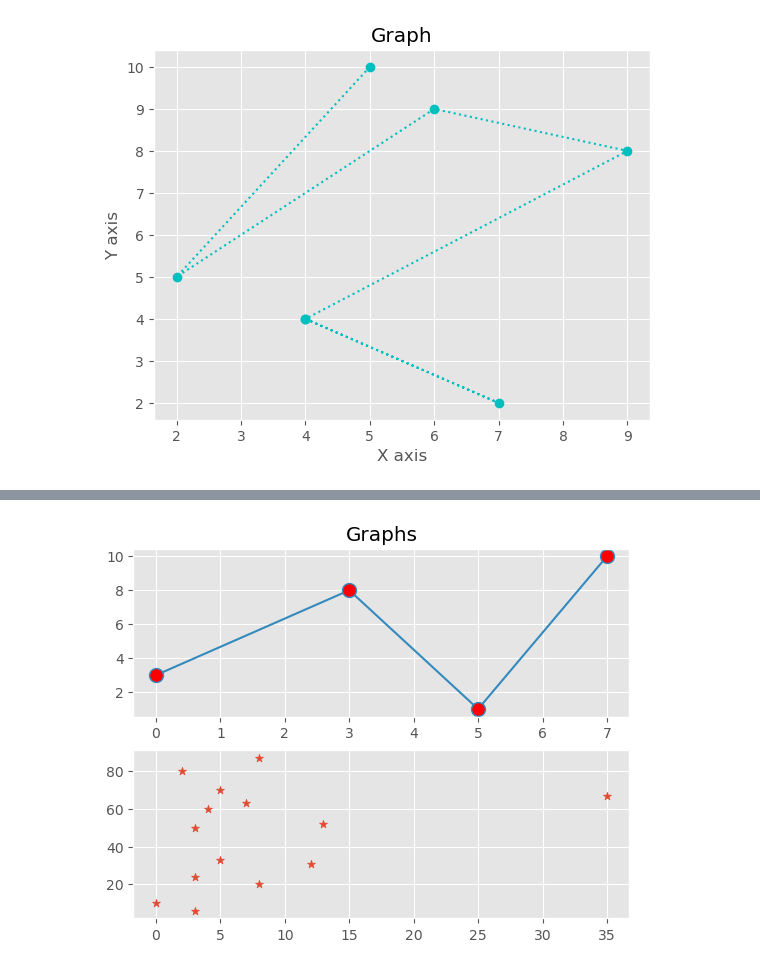
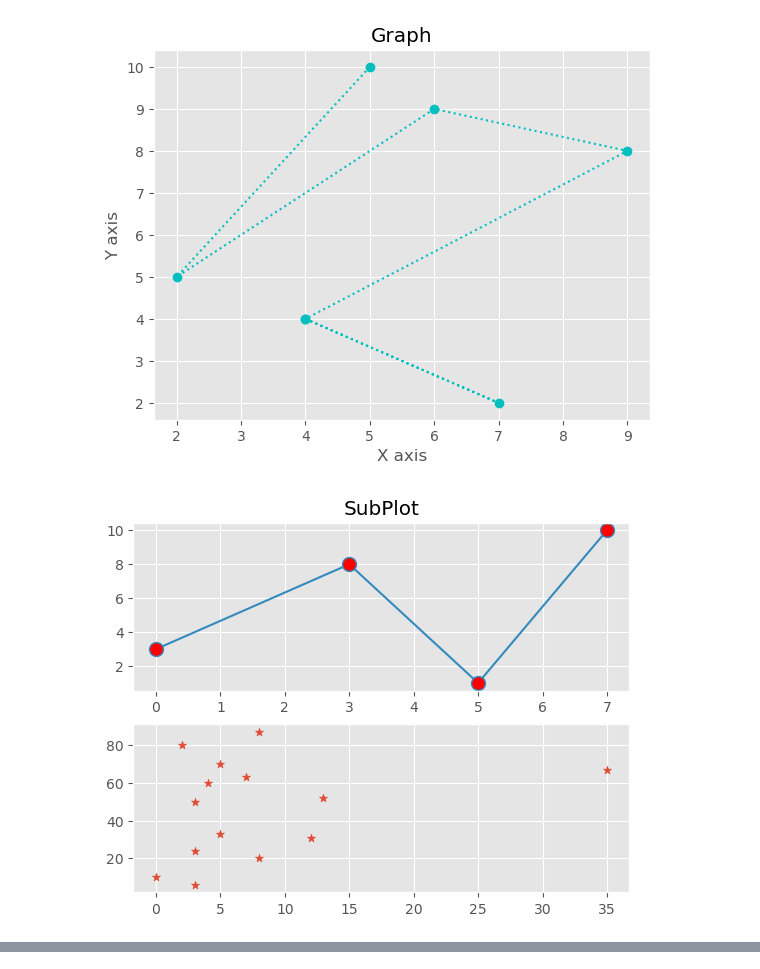
Before and after one commit to Maanas10/DataScience-Lab, a Jupyter notebook: 4.Data Visualization.ipynb, the cells around one changed output, grey strips where cells are left out. Drawn from its saved outputs; the diff is of its cells as text; code cells hidden in the pictures.

```diff
--- a/4.Data Visualization.ipynb
+++ b/4.Data Visualization.ipynb
@@ -1,19 +1,47 @@
 # %%
 # importing matplotlib module
 from matplotlib import pyplot as plt
 from matplotlib import style
 
 style.use('ggplot')
 # x-axis values
 x = [5, 2 , 6 , 9, 4, 7 , 4]
 # Y-axis values
 y = [10, 5, 9 , 8, 4, 2 , 4 ]
 # Function to plot
 plt.plot(x,y,'o:c')
 plt.title('Graph')
 plt.ylabel('Y axis')
 plt.xlabel('X axis')
 # function to show the plot
 plt.show()
+
+#Subplot
+x = np.array([0, 3, 5, 7])
+y = np.array([3, 8, 1, 10])
+plt.subplot(2, 1, 1)
+plt.plot(x,y,color="C8",marker = 'o',ms = 10, mfc = 'r')
+#plot 2:
+x = np.array([0, 3, 4, 5, 2, 8, 3, 5, 8, 3, 7, 12, 13, 35])
+y = np.array([10, 50, 60, 70, 80, 20, 6, 33, 87, 24, 63, 31, 52, 67])
+plt.title('SubPlot')
+plt.subplot(2, 1, 2)
+plt.scatter(x,y,marker = '*')
+plt.show()
+
+#histogram
+plt.title('Histogram')
+x = np.random.normal(60, 15, 150)
+plt.hist(x,color="C2")
+plt.show()
+
+
+#piechart
+plt.title('Piechart')
+y = np.array([15, 25, 55, 5])
+cars = ["Benz", "Honda", "Tata", "BMW"]
+plt.pie(y, labels = cars)
+plt.show()
 # %% [output]
 [figure]
+[figure, added]
@@ -31,28 +61,3 @@ fig.show()
 # %% [output]
 [interactive output not drawn]
 [interactive output not drawn]
-# %%
-#subplot
-import matplotlib.pyplot as plt
-from matplotlib import style
-import numpy as np
-
-#plot 1:
-x = np.array([0, 3, 5, 7])
-y = np.array([3, 8, 1, 10])
-
-
-plt.subplot(2, 1, 1)
-plt.plot(x,y,color="C8",marker = 'o',ms = 10, mfc = 'r')
-
-#plot 2:
-x = np.array([0, 3, 4, 5, 2, 8, 3, 5, 8, 3, 7, 12, 13, 35])
-y = np.array([10, 50, 60, 70, 80, 20, 6, 33, 87, 24, 63, 31, 52, 67])
-
-plt.title('Graphs')
-plt.subplot(2, 1, 2)
-plt.scatter(x,y,marker = '*')
-
-plt.show()
-# %% [output]
-[figure, removed]
```
Also changed, not shown: parts of 2 cells of this notebook.
